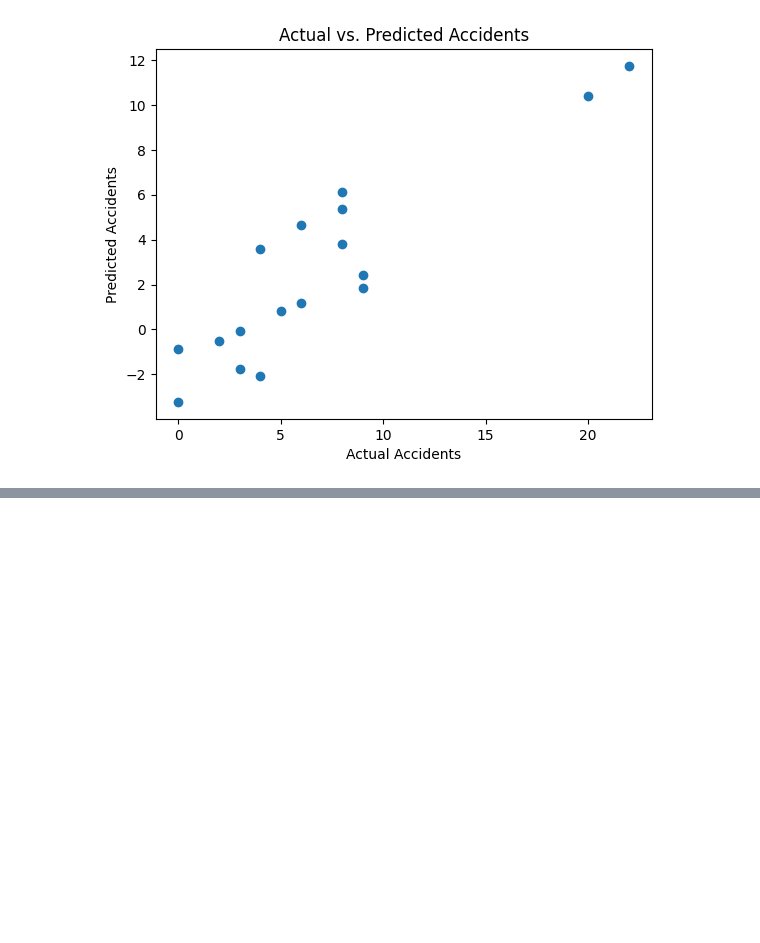
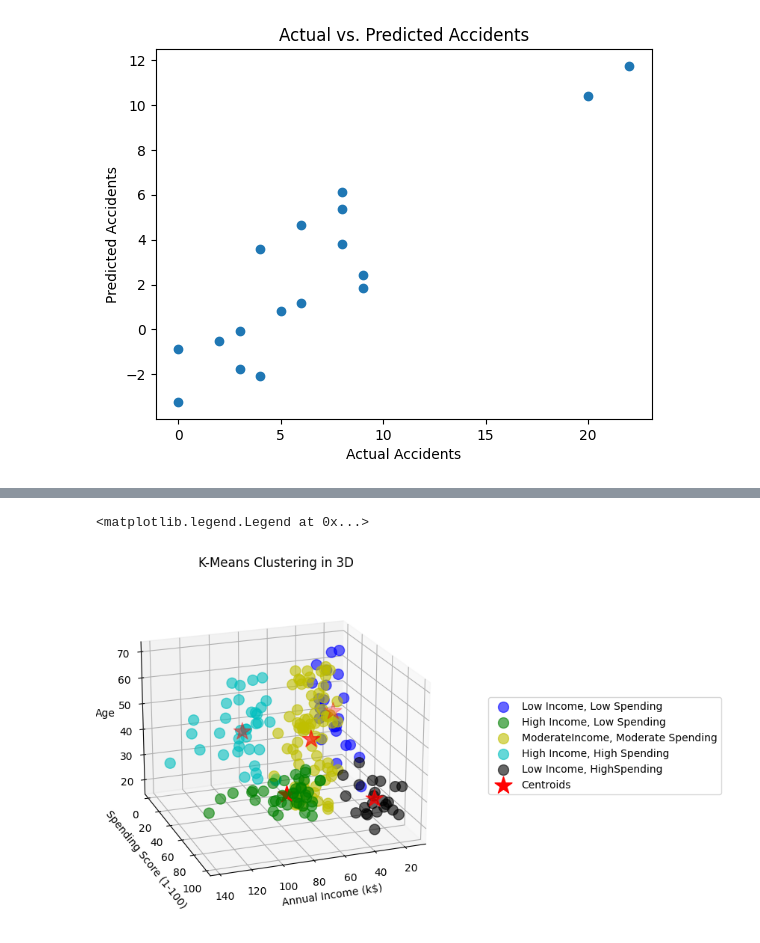
Before and after one commit to Armstrongsoftwareeng/python-coder, a Jupyter notebook: Untitled1.ipynb, the cells around one changed output, grey strips where cells are left out. Drawn from its saved outputs; the diff is of its cells as text; code cells hidden in the pictures; blank space fills up the shorter version.

```diff
--- a/Untitled1.ipynb
+++ b/Untitled1.ipynb
@@ -961,0 +1063,50 @@ R-squared: 0.23210012200009655
+# %%
+import pandas as pd
+import matplotlib.pyplot as plt
+from mpl_toolkits.mplot3d import Axes3D
+from sklearn.cluster import KMeans
+import seaborn as sns
+# Load the dataset
+wainaina = pd.read_csv('/content/Mall_Customers.csv')
+# Specify the optimal number of clusters
+optimal_clusters = 5
+# User-defined attributes to visualize in 3D (you can modify this)
+attributes_to_visualize = ['Annual Income (k$)', 'Spending Score (1-100)', 'Age']
+# Select the data for visualization based on user-defined attributes
+X = wainaina[attributes_to_visualize].values
+# Perform K-Means clustering with the optimal number of clusters
+kmeans = KMeans(n_clusters=optimal_clusters, init='k-means++', max_iter=300,
+n_init=10, random_state=0)
+y_kmeans = kmeans.fit_predict(X)
+# Add the cluster labels to the dataset
+wainaina['Cluster'] = y_kmeans
+# Specify custom colors for each cluster
+cluster_colors = ['b', 'g', 'y', 'c', 'k']
+# Use Seaborn for color palette
+palette = sns.color_palette(cluster_colors)
+# Create a 3D scatter plot using Matplotlib and Seaborn for coloring
+fig = plt.figure(figsize=(8, 6))
+ax = fig.add_subplot(111, projection='3d')
+# Add the following two lines to set the azimuth and elevation angles
+ax.view_init(elev=20, azim=70) # Adjust the angles as needed
+# Specify cluster labels
+cluster_labels = ['Low Income, Low Spending', 'High Income, Low Spending', 'ModerateIncome, Moderate Spending', 'High Income, High Spending', 'Low Income, HighSpending']
+for cluster_num in range(optimal_clusters):
+ cluster_data = X[y_kmeans == cluster_num]
+ scatter = ax.scatter(cluster_data[:, 0], cluster_data[:, 1], cluster_data[:, 2],
+c=palette[cluster_num], s=100, alpha=0.6, label=cluster_labels[cluster_num])
+# Add centroids with red "X" symbols
+centroids = kmeans.cluster_centers_
+ax.scatter(centroids[:, 0], centroids[:, 1], centroids[:, 2], c='red', marker='*', s=300,
+label='Centroids')
+# Set labels, title, and color bar
+ax.set_xlabel(attributes_to_visualize[0])
+ax.set_ylabel(attributes_to_visualize[1])
+ax.set_zlabel(attributes_to_visualize[2])
+ax.set_title('K-Means Clustering in 3D')
+# Move the legend outside
+ax.legend(loc='center left', bbox_to_anchor=(1.1, 0.5))
+# Show the plot
+# %% [output]
+<matplotlib.legend.Legend at 0x...>
+[figure, added]
```
Also changed, not shown: parts of 8 cells of this notebook.
